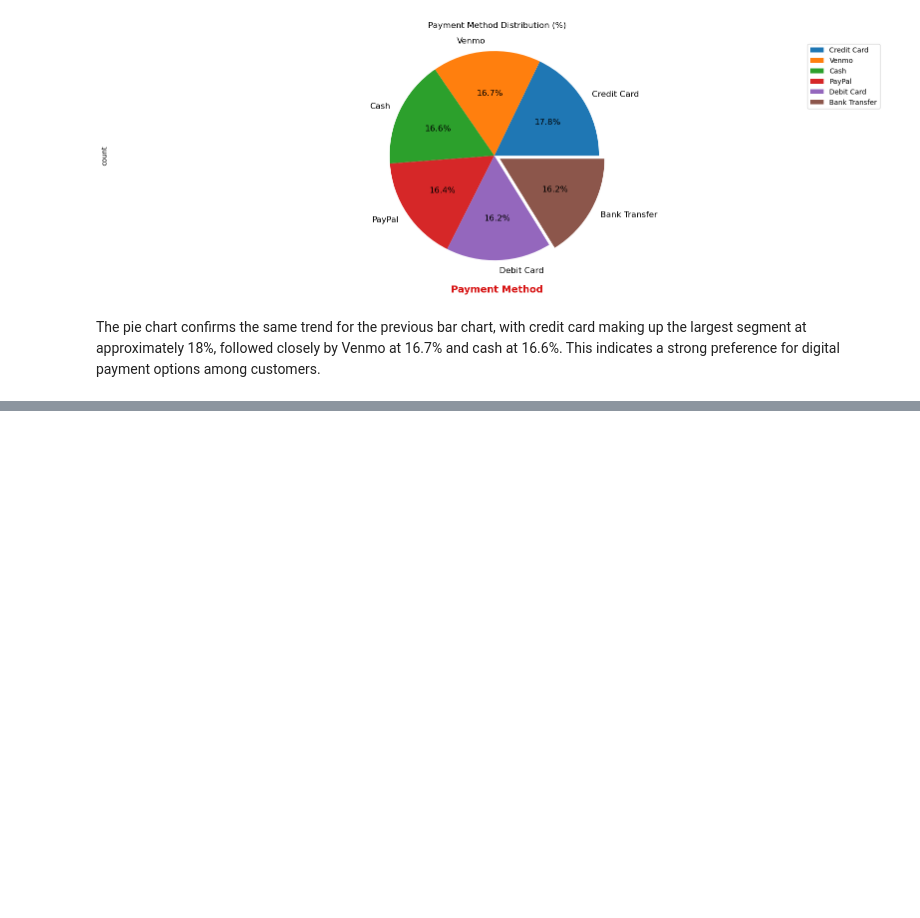
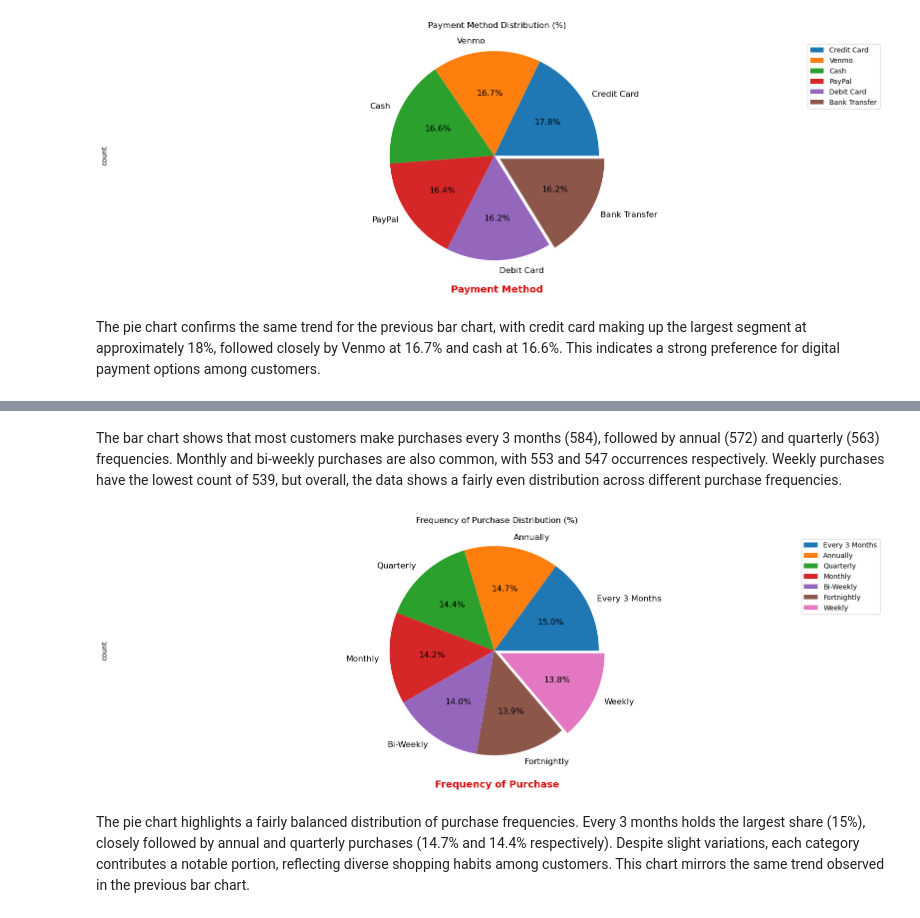
Before and after one commit to noahnoahnoahtran/project18-shopping-trend-analysis, a Jupyter notebook: shopping_trend_analysis.ipynb, the cells around one changed output, grey strips where cells are left out. Drawn from its saved outputs; the diff is of its cells as text; code cells hidden in the pictures; blank space fills up the shorter version.

```diff
--- a/shopping_trend_analysis.ipynb
+++ b/shopping_trend_analysis.ipynb
@@ -340,0 +388,15 @@ The pie chart confirms the same trend for the previous bar chart, with credit ca
+# %% [markdown]
+The bar chart shows that most customers make purchases every 3 months (584), followed by annual (572) and quarterly (563) frequencies. Monthly and bi-weekly purchases are also common, with 553 and 547 occurrences respectively. Weekly purchases have the lowest count of 539, but overall, the data shows a fairly even distribution across different purchase frequencies.
+# %%
+#Frequency of purchase distribution (%)
+plt.figure(figsize = (20, 6))
+df['Frequency of Purchases'].value_counts().plot(kind = 'pie', fontsize = 12, color = colors, explode = (0, 0, 0, 0, 0, 0, 0.06), autopct = '%1.1f%%')
+plt.xlabel('Frequency of Purchase', weight = 'bold', color = '#D71313', fontsize = 14, labelpad = 20)
+plt.axis('equal')
+plt.legend(labels = df['Frequency of Purchases'].value_counts().index, loc = 'best')
+plt.title('Frequency of Purchase Distribution (%)\n')
+plt.show()
+# %% [output]
+[figure, added]
+# %% [markdown]
+The pie chart highlights a fairly balanced distribution of purchase frequencies. Every 3 months holds the largest share (15%), closely followed by annual and quarterly purchases (14.7% and 14.4% respectively). Despite slight variations, each category contributes a notable portion, reflecting diverse shopping habits among customers. This chart mirrors the same trend observed in the previous bar chart.
```
Also changed, not shown: parts of 5 cells of this notebook.
